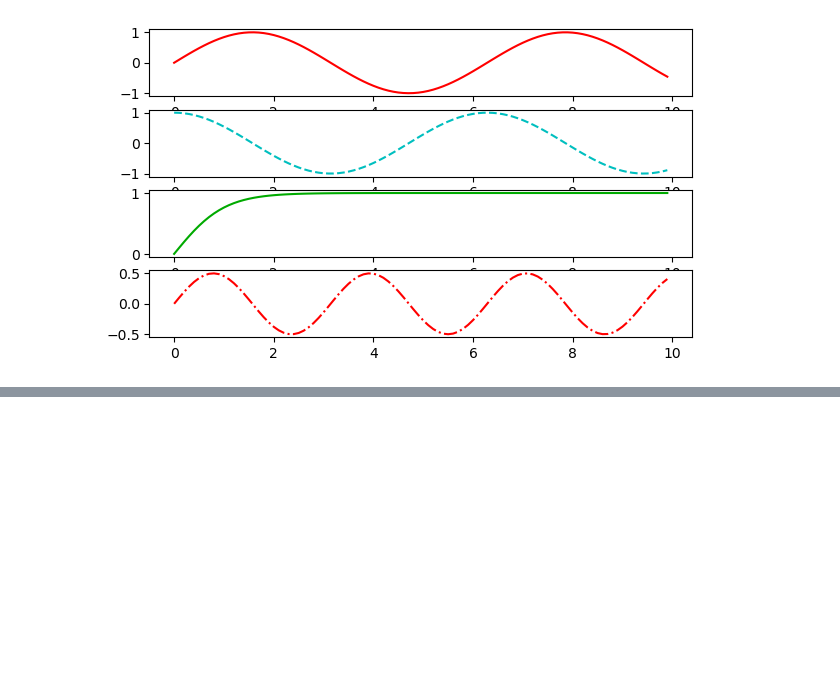
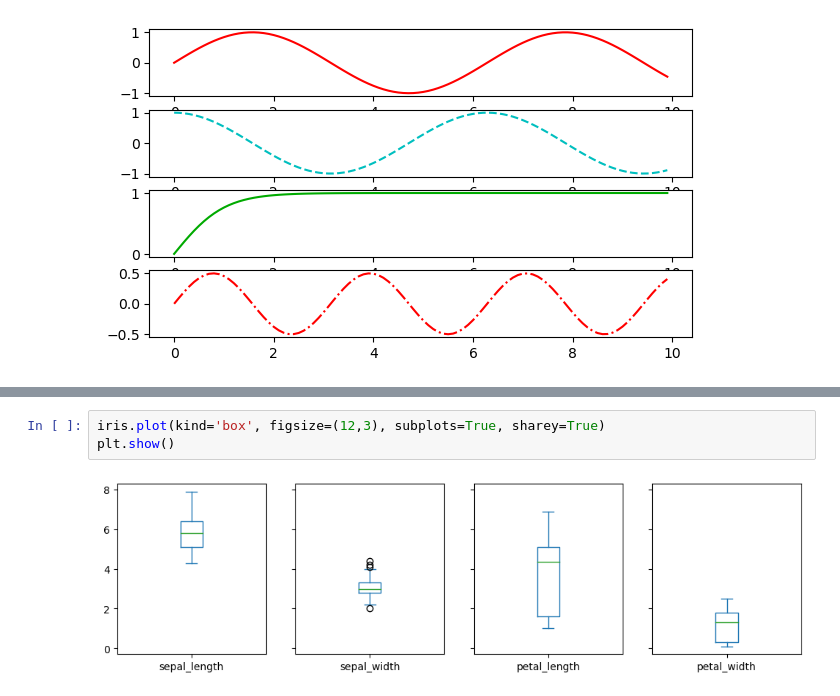
Before and after one commit to taro87/ai, a Jupyter notebook: source/01_python/ch12 데이터 시각화_matplotlib.ipynb, the cells around one changed output, grey strips where cells are left out. Saved outputs shown, nothing was run; the diff lists cells and outputs as text; blank space fills up the shorter version.

```diff
--- a/source/01_python/ch12 데이터 시각화_matplotlib.ipynb
+++ b/source/01_python/ch12 데이터 시각화_matplotlib.ipynb
@@ -117,0 +143,5 @@ https://matplotlib.org/api/_as_gen/matplotlib.pyplot.html
+# %%
+iris.plot(kind='box', figsize=(12,3), subplots=True, sharey=True)
+plt.show()
+# %% [output]
+[figure, added]
```
Also changed, not shown: parts of 36 cells of this notebook, 3 other files.
